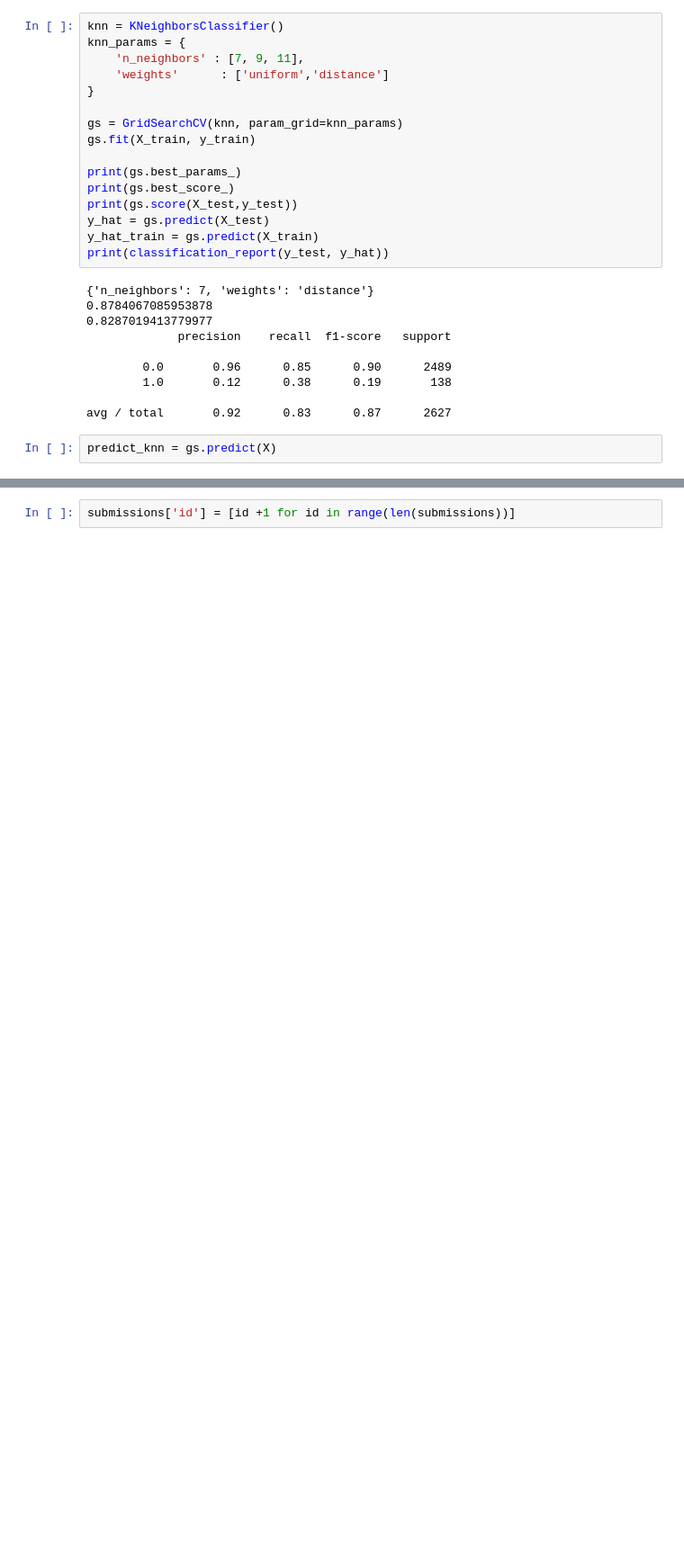
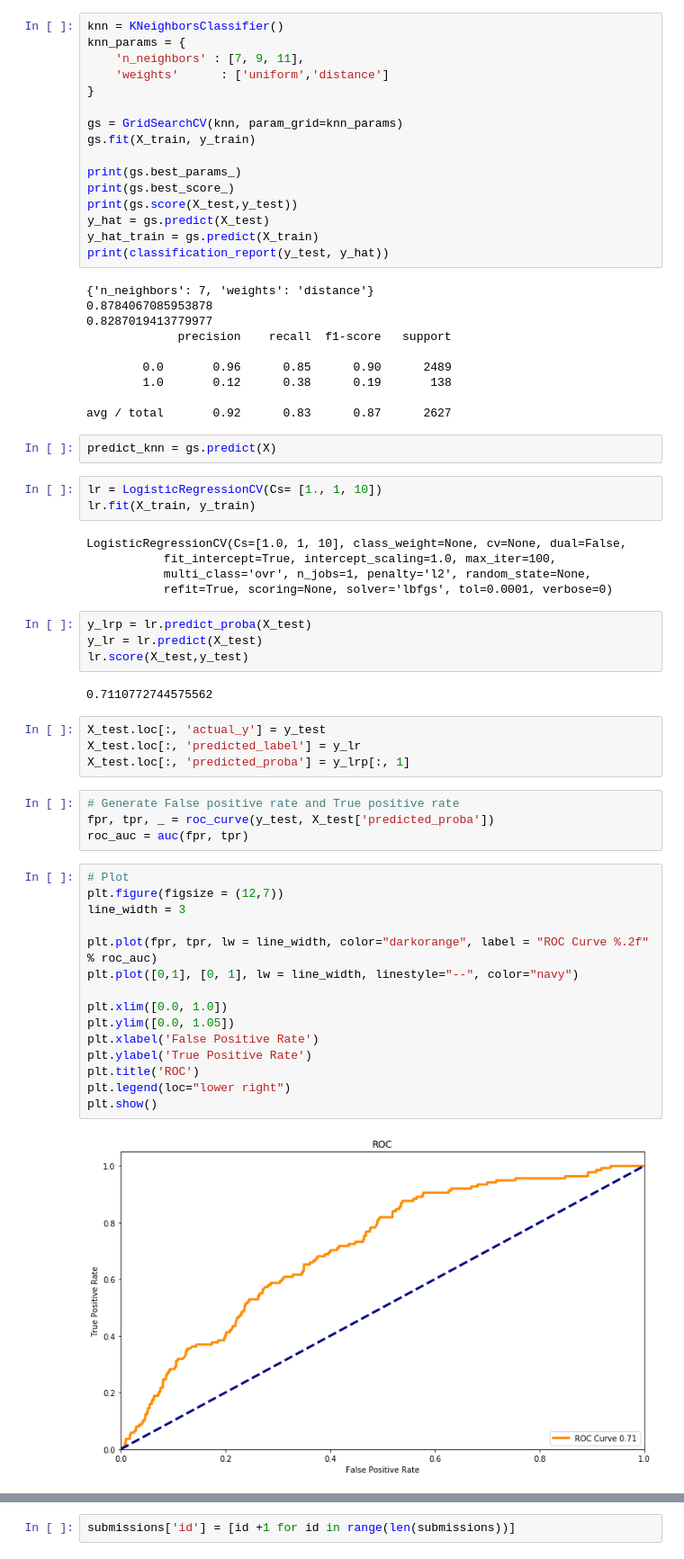
Before and after one commit to bryanco1966/Chicago_West_Nile, a Jupyter notebook: project_work/Bryan_Combs/west_nile_analysis.ipynb, the cells around one changed output, grey strips where cells are left out. Shown at 90% size. Drawn from its saved outputs; the diff is of its cells as text; blank space fills up the shorter version.

Commit message:
added roc curve but not much help

```diff
--- a/project_work/Bryan_Combs/west_nile_analysis.ipynb
+++ b/project_work/Bryan_Combs/west_nile_analysis.ipynb
@@ -295,3 +268,42 @@ print(classification_report(y_test, y_hat))
 avg / total       0.92      0.83      0.87      2627
 # %%
 predict_knn = gs.predict(X)
+# %%
+lr = LogisticRegressionCV(Cs= [1., 1, 10])
+lr.fit(X_train, y_train)
+# %% [output]
+LogisticRegressionCV(Cs=[1.0, 1, 10], class_weight=None, cv=None, dual=False,
+           fit_intercept=True, intercept_scaling=1.0, max_iter=100,
+           multi_class='ovr', n_jobs=1, penalty='l2', random_state=None,
+           refit=True, scoring=None, solver='lbfgs', tol=0.0001, verbose=0)
+# %%
+y_lrp = lr.predict_proba(X_test)
+y_lr = lr.predict(X_test)
+lr.score(X_test,y_test)
+# %% [output]
+0.7110772744575562
+# %%
+X_test.loc[:, 'actual_y'] = y_test
+X_test.loc[:, 'predicted_label'] = y_lr
+X_test.loc[:, 'predicted_proba'] = y_lrp[:, 1]
+# %%
+# Generate False positive rate and True positive rate
+fpr, tpr, _ = roc_curve(y_test, X_test['predicted_proba'])
+roc_auc = auc(fpr, tpr)
+# %%
+# Plot
+plt.figure(figsize = (12,7))
+line_width = 3
+
+plt.plot(fpr, tpr, lw = line_width, color="darkorange", label = "ROC Curve %.2f" % roc_auc)
+plt.plot([0,1], [0, 1], lw = line_width, linestyle="--", color="navy")
+
+plt.xlim([0.0, 1.0])
+plt.ylim([0.0, 1.05])
+plt.xlabel('False Positive Rate')
+plt.ylabel('True Positive Rate')
+plt.title('ROC')
+plt.legend(loc="lower right")
+plt.show()
+# %% [output]
+[figure, added]
```
Also changed, not shown: parts of 18 cells of this notebook, 2 other files.
